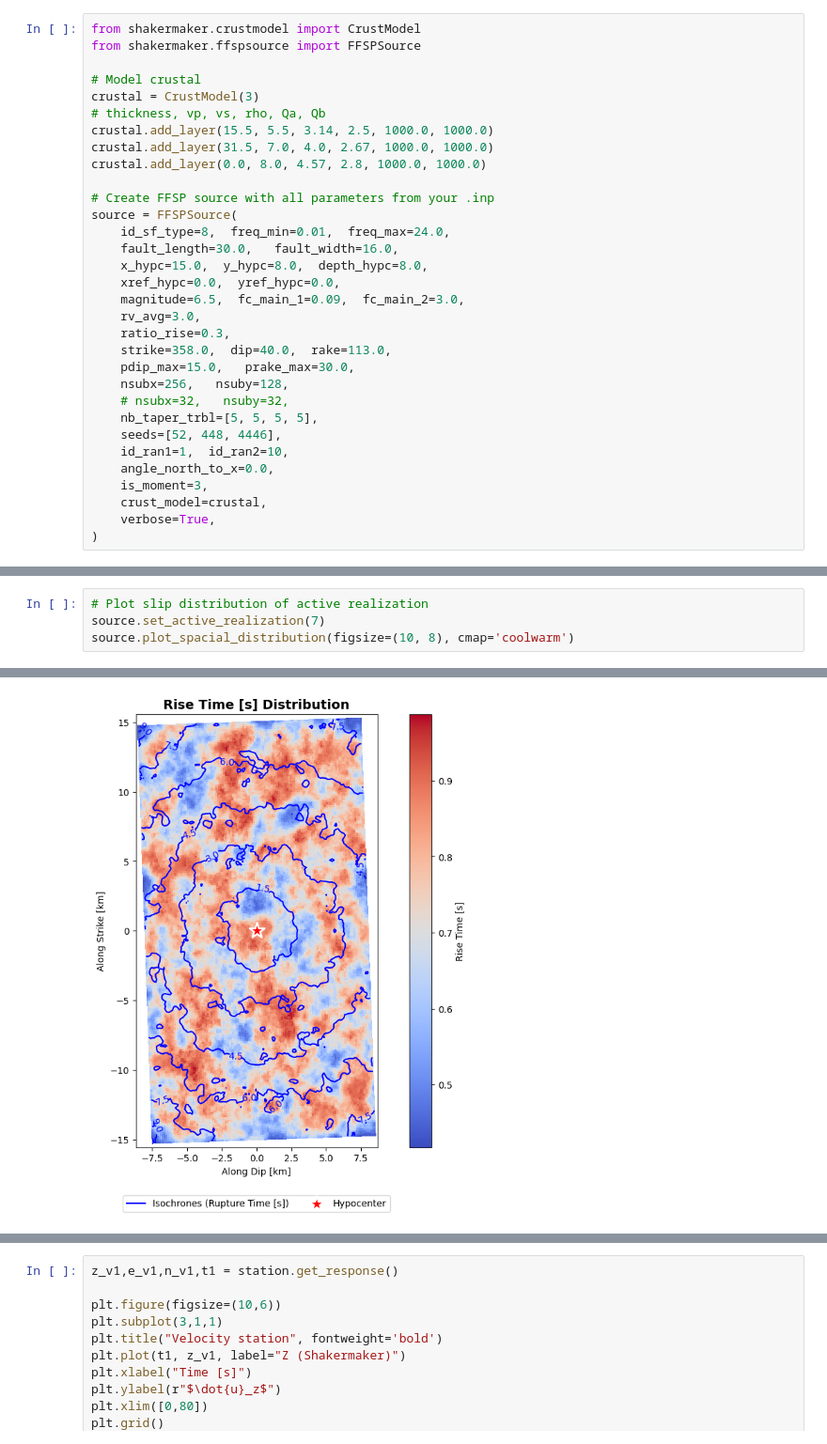
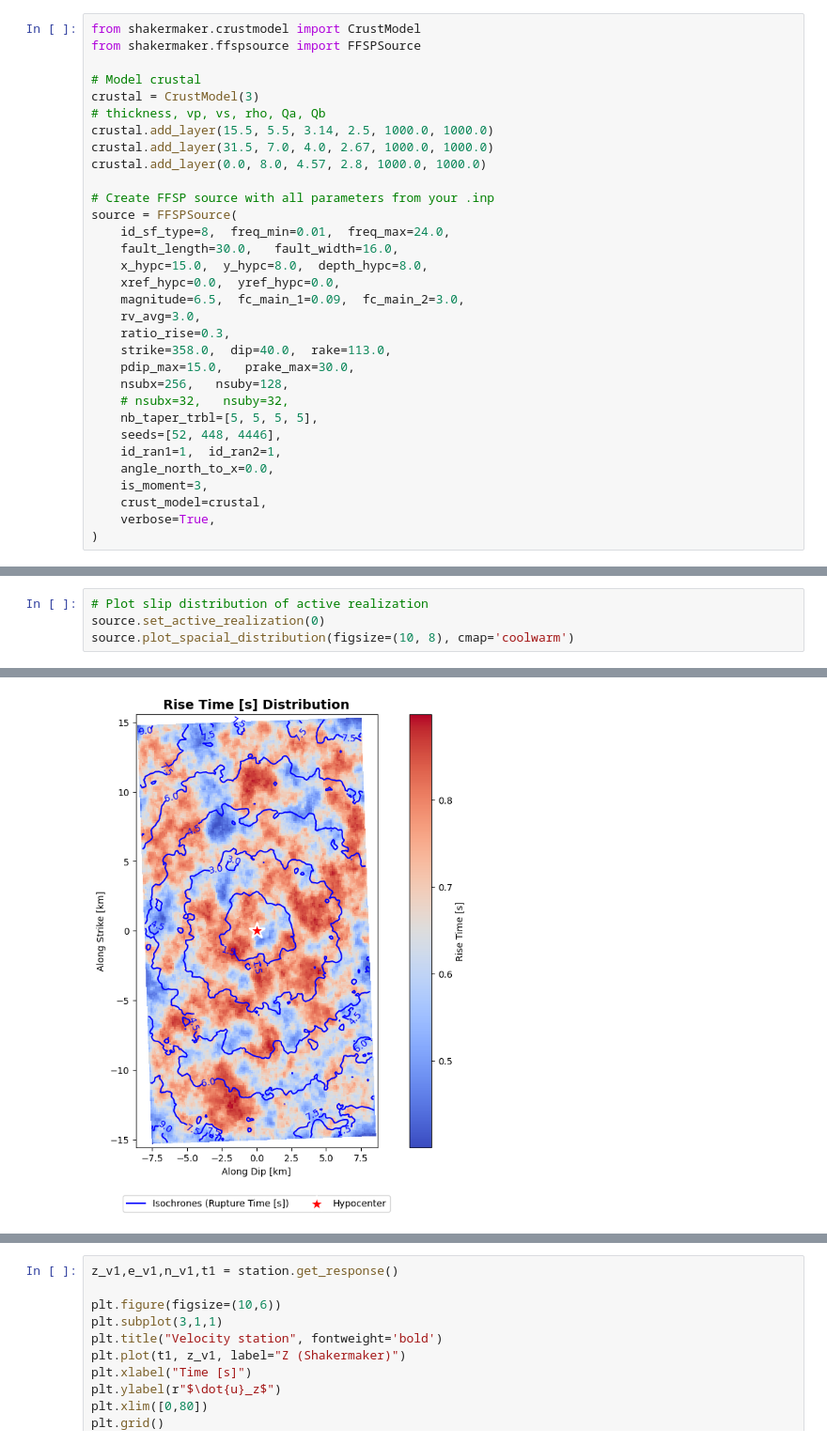
Before and after one commit to ppalacios92/ShakerMaker, a Jupyter notebook: examples/example_FFSP.ipynb, the cells around one changed output, grey strips where cells are left out. Shown at 94% size. Drawn from its saved outputs; the diff is of its cells as text.

```diff
--- a/examples/example_FFSP.ipynb
+++ b/examples/example_FFSP.ipynb
@@ -24,7 +24,7 @@ source = FFSPSource(
     # nsubx=32,   nsuby=32,
     nb_taper_trbl=[5, 5, 5, 5],
     seeds=[52, 448, 4446],
-    id_ran1=1,  id_ran2=10,
+    id_ran1=1,  id_ran2=1,
     angle_north_to_x=0.0,
     is_moment=3,
     crust_model=crustal,
@@ -65,5 +49,5 @@ source.plot_histogram(field='rake', bins=50, figsize=(7, 4))
 # %%
 # Plot slip distribution of active realization
-source.set_active_realization(7)
+source.set_active_realization(0)
 source.plot_spacial_distribution(figsize=(10, 8), cmap='coolwarm')
 # %% [output]
@@ -71,4 +55,4 @@ Realization #8 activated
-[figure, old version]
+[figure, new version]
 # %%
 # Plot slip distribution of active realization
 source.subfaults = source.best_realization
```
Also changed, not shown: parts of 9 cells of this notebook, 7 other files.
